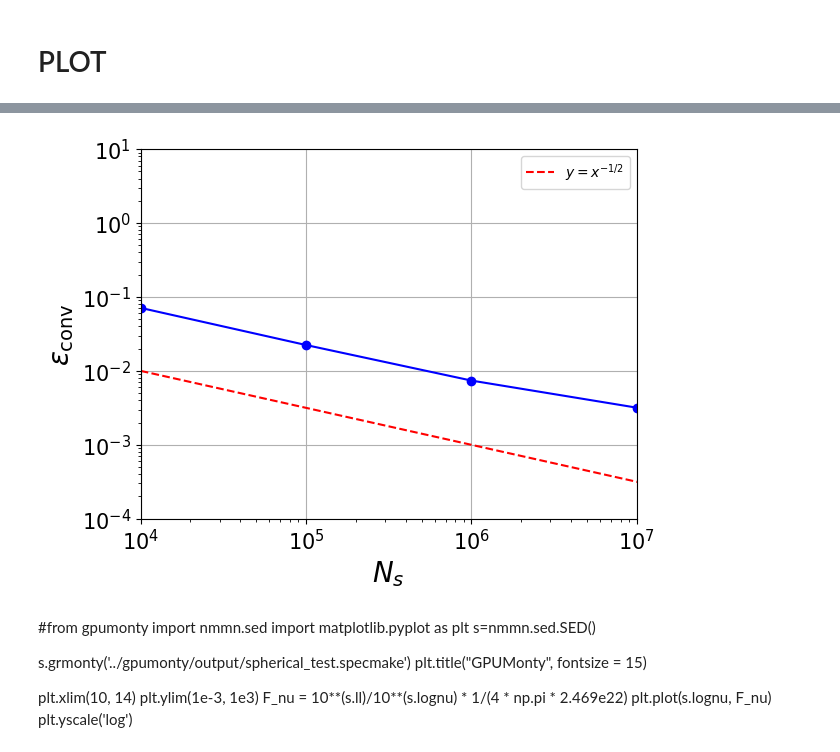
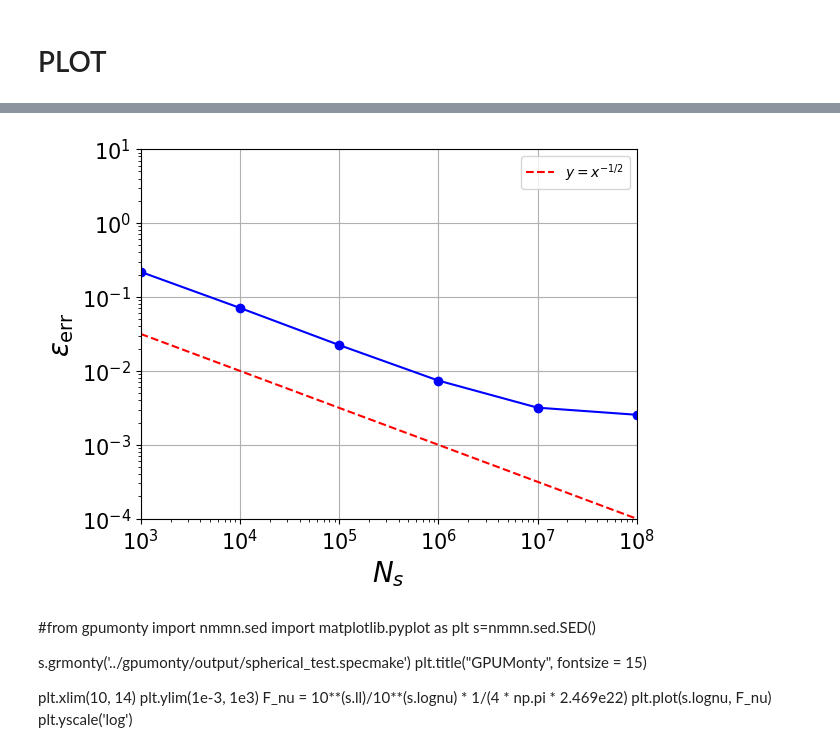
Before and after one commit to black-hole-group/gpumonty, a Jupyter notebook: python/sphere_test.ipynb, the cells around one changed output, grey strips where cells are left out. Cells and saved outputs as stored; diff of their text form; code cells hidden in the pictures.

```diff
--- a/python/sphere_test.ipynb
+++ b/python/sphere_test.ipynb
@@ -345,15 +351,0 @@ plt.show()
-# %%
-y_simdata = np.zeros((6, 5000))
-for i in range(4,8):
-    nu, nuLnu = grmonty('../output/thin_'+str(i)+'.spec')
-    y_simdata[i-4] = (nuLnu* domega_array[:,None]/(4* np.pi)).sum(0)
-print(nu.shape)
-j_nu_values = int_jnu(1e13, 100, 1, nu)
-R = 1 * L_UNIT
-dv = 4/3 * np.pi * R**3
-y_analdata = dv * j_nu_values * nu
-
-epsilon = np.zeros((5))
-for i in range(4,8):
-    epsilon[i-4] = 1/np.log(1e16/1e7) * (np.abs(y_simdata[i-4,:1800] - y_analdata[:1800]) * 0.01/(y_analdata[:1800])).sum(0)
-epsilon
@@ -363,38 +367,39 @@ array([0.07114616, 0.02237658, 0.00739806, 0.00317968, 0.        ])
 # %%
 import matplotlib.pyplot as plt
 import numpy as np
+x_data_epsilon = np.array((1e3,1e4,1e5,1e6,1e7,1e8))
 
-
-epsilon[4] = 0.002
 # Plot the data
 plt.plot(x_data_epsilon, epsilon, linestyle = '-', marker = 'o', color = 'b')
 
 # Plot the x^{-1/2} line for comparison
 plt.plot(x_data_epsilon, x_data_epsilon**(-1/2), label=r'$y = x^{-1/2}$', linestyle='--', color='red')
 
 # Formatting
 plt.yticks([1e-3, 1e-2, 1e-1])
 plt.ylim(1e-4, 10)
-plt.xlim(1e4, 10**(7))
+plt.xlim(1e3, 10**(8))
 plt.yscale('log')
 plt.xscale('log')
 
 # Add labels
-plt.ylabel(r'$\epsilon_{\rm conv}$', fontsize=20)
+plt.ylabel(r'$\epsilon_{\rm err}$', fontsize=20)
 plt.xlabel(r'$N_s$', fontsize=20)
 
 # Adjust tick size
 plt.tick_params(axis='both', which='major', labelsize=15)  # Adjust major tick size
 plt.tick_params(axis='both', which='minor', labelsize=10)  # Adjust minor tick size (if you want)
 
 # Enable grid
 plt.grid(True)
 
 # Show the plot
 plt.legend()
+plt.savefig('./thin_synch_conv.pdf', dpi=300, bbox_inches='tight')
+
 plt.show()
 # %% [output]
-[figure, old version]
+[figure, new version]
 # %% [markdown]
 #from gpumonty
 import nmmn.sed
```
Also changed, not shown: parts of 12 cells of this notebook, 9 other files.
